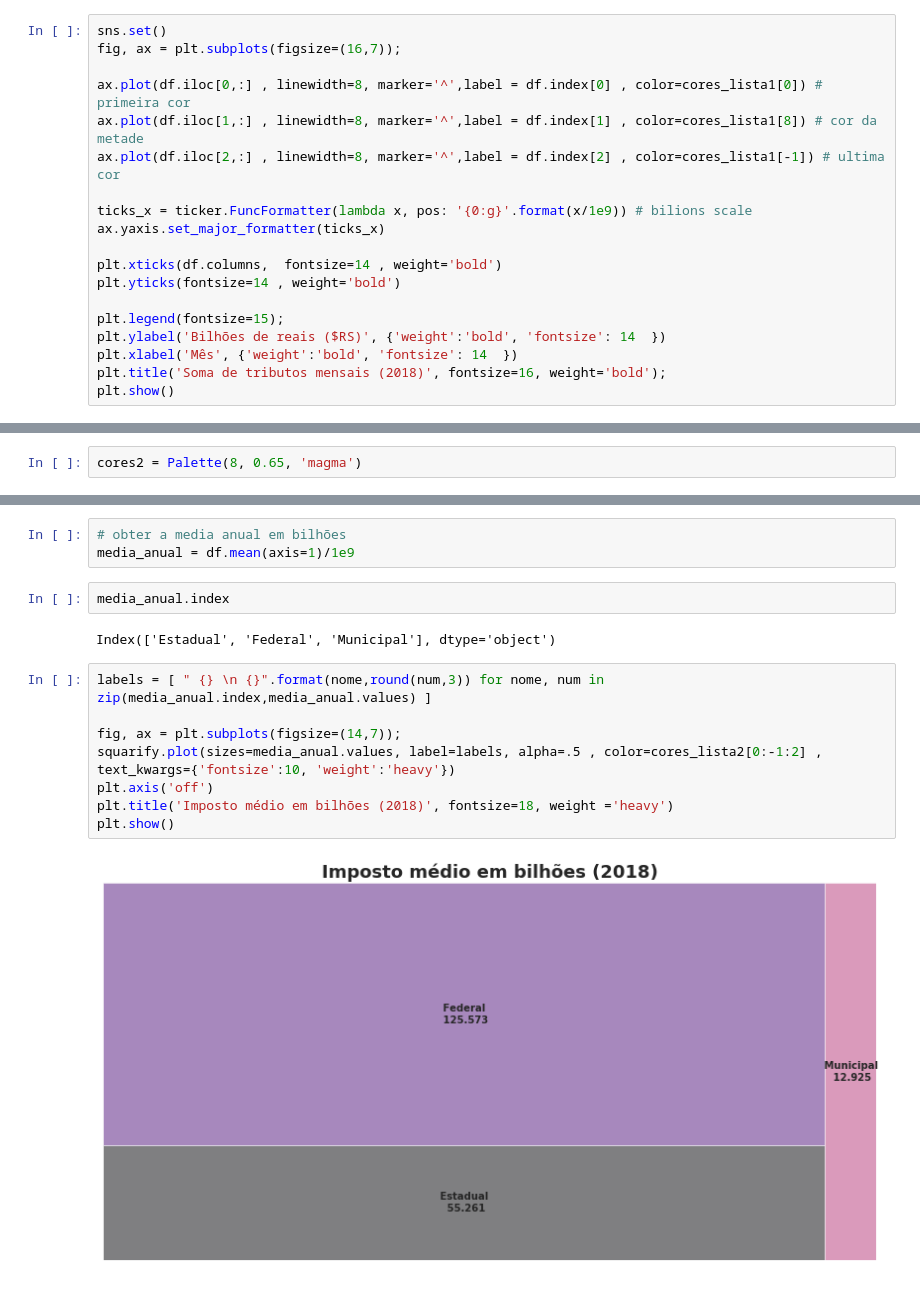
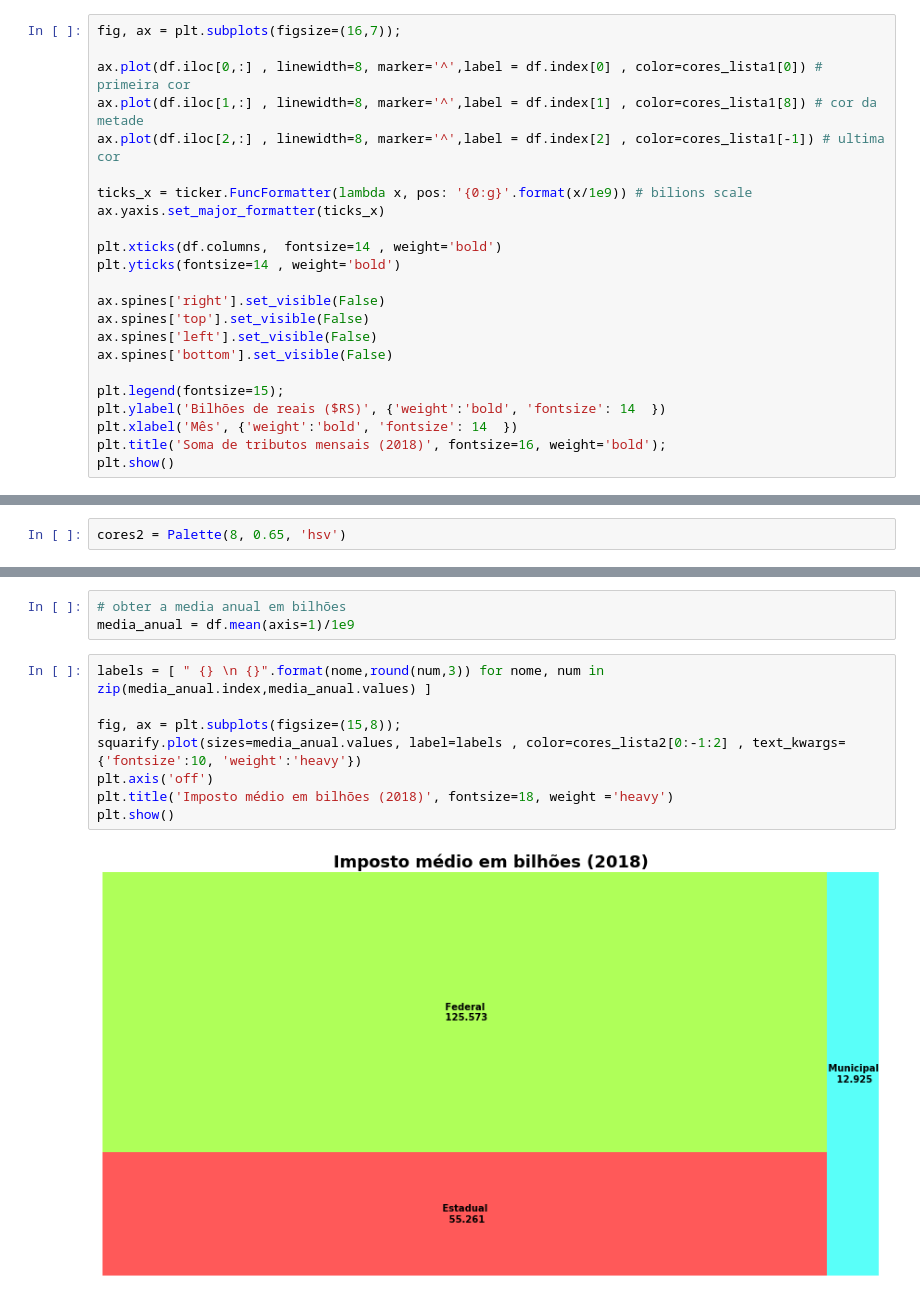
Before and after one commit to joaovitordeon/color_palette, a Jupyter notebook: impostos_2018_analise.ipynb, the cells around one changed output, grey strips where cells are left out. Drawn from its saved outputs; the diff is of its cells as text.

```diff
--- a/impostos_2018_analise.ipynb
+++ b/impostos_2018_analise.ipynb
@@ -46,7 +44,6 @@ cores1.graph()
 # %%
 cores_lista1 = cores1.get_colors();
 # %%
-sns.set()
 fig, ax = plt.subplots(figsize=(16,7));
 
 ax.plot(df.iloc[0,:] , linewidth=8, marker='^',label = df.index[0] , color=cores_lista1[0]) # primeira cor
@@ -59,6 +56,11 @@ ax.yaxis.set_major_formatter(ticks_x)
 plt.xticks(df.columns,  fontsize=14 , weight='bold')
 plt.yticks(fontsize=14 , weight='bold')
 
+ax.spines['right'].set_visible(False)
+ax.spines['top'].set_visible(False)
+ax.spines['left'].set_visible(False)
+ax.spines['bottom'].set_visible(False)
+
 plt.legend(fontsize=15);
 plt.ylabel('Bilhões de reais ($RS)', {'weight':'bold', 'fontsize': 14  })
 plt.xlabel('Mês', {'weight':'bold', 'fontsize': 14  })
@@ -69,7 +71,7 @@ plt.show()
 # %%
 #---------------------------------------------------tree map----------------------------------------
 # %%
-cores2 = Palette(8, 0.65, 'magma')
+cores2 = Palette(8, 0.65, 'hsv')
 # %%
 cores2.graph()
 # %% [output]
@@ -79,17 +81,13 @@ cores_lista2 = cores2.get_colors();
 # %%
 # obter a media anual em bilhões
 media_anual = df.mean(axis=1)/1e9
-# %%
-media_anual.index
-# %% [output]
-Index(['Estadual', 'Federal', 'Municipal'], dtype='object')
 # %%
 labels = [ " {} \n {}".format(nome,round(num,3)) for nome, num in zip(media_anual.index,media_anual.values) ]
 
-fig, ax = plt.subplots(figsize=(14,7));
-squarify.plot(sizes=media_anual.values, label=labels, alpha=.5 , color=cores_lista2[0:-1:2] , text_kwargs={'fontsize':10, 'weight':'heavy'})
+fig, ax = plt.subplots(figsize=(15,8));
+squarify.plot(sizes=media_anual.values, label=labels , color=cores_lista2[0:-1:2] , text_kwargs={'fontsize':10, 'weight':'heavy'})
 plt.axis('off')
 plt.title('Imposto médio em bilhões (2018)', fontsize=18, weight ='heavy')
 plt.show()
 # %% [output]
-[figure, old version]
+[figure, new version]
```
Also changed, not shown: parts of 6 cells of this notebook.
